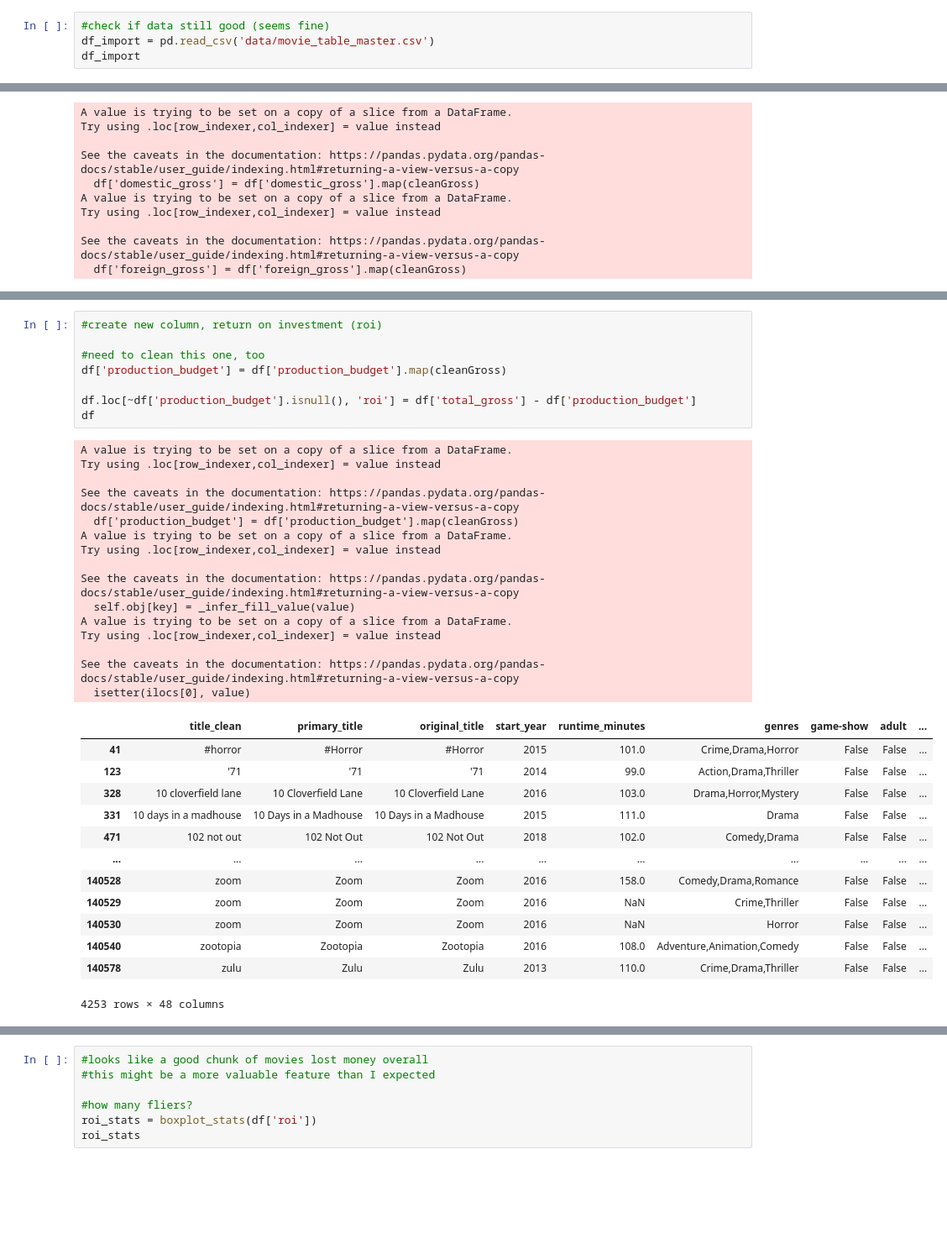
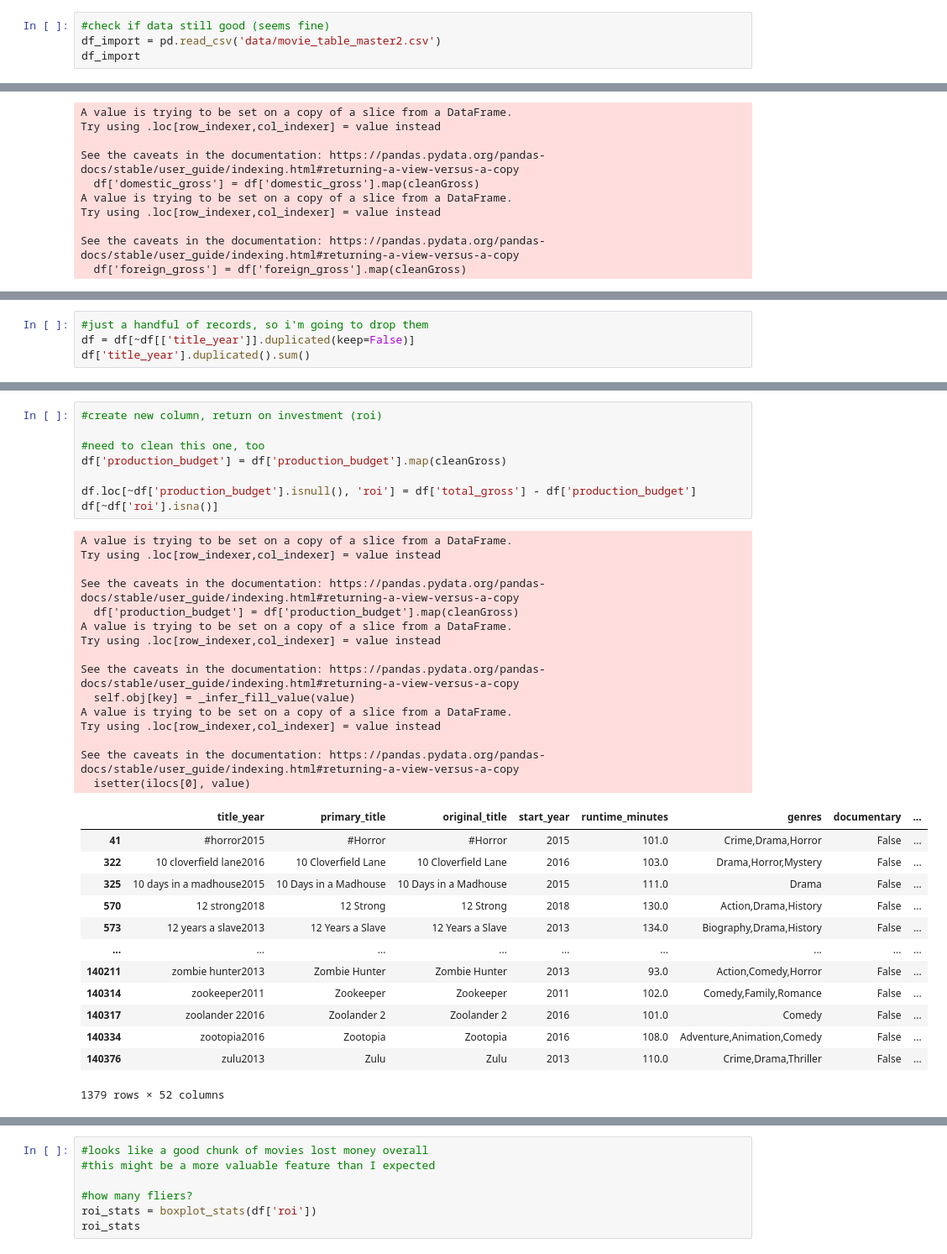
Before and after one commit to kaiuechi/flatiron-movie-analysis, a Jupyter notebook: EDA.ipynb, the cells around one changed output, grey strips where cells are left out. Shown at 84% size. Cells and saved outputs as stored; diff of their text form; blank space fills up the shorter version.

```diff
--- a/EDA.ipynb
+++ b/EDA.ipynb
@@ -493,5 +572,5 @@ dtype: int64
 # %%
 #check if data still good (seems fine)
-df_import = pd.read_csv('data/movie_table_master.csv')
+df_import = pd.read_csv('data/movie_table_master2.csv')
 df_import
 # %% [output]
@@ -755,0 +846,4 @@ df[df[['title_clean', 'start_year', 'runtime_minutes']].duplicated()]
+# %%
+#just a handful of records, so i'm going to drop them
+df = df[~df[['title_year']].duplicated(keep=False)]
+df['title_year'].duplicated().sum()
@@ -789,40 +901,40 @@ len(gross_stats[0]['fliers'])
 # %%
 #create new column, return on investment (roi)
 
 #need to clean this one, too
 df['production_budget'] = df['production_budget'].map(cleanGross)
 
 df.loc[~df['production_budget'].isnull(), 'roi'] = df['total_gross'] - df['production_budget']
-df
+df[~df['roi'].isna()]
 # %% [output]
 A value is trying to be set on a copy of a slice from a DataFrame.
 Try using .loc[row_indexer,col_indexer] = value instead
 
 See the caveats in the documentation: https://pandas.pydata.org/pandas-docs/stable/user_guide/indexing.html#returning-a-view-versus-a-copy
   df['production_budget'] = df['production_budget'].map(cleanGross)
 A value is trying to be set on a copy of a slice from a DataFrame.
 Try using .loc[row_indexer,col_indexer] = value instead
 
 See the caveats in the documentation: https://pandas.pydata.org/pandas-docs/stable/user_guide/indexing.html#returning-a-view-versus-a-copy
   self.obj[key] = _infer_fill_value(value)
 A value is trying to be set on a copy of a slice from a DataFrame.
 Try using .loc[row_indexer,col_indexer] = value instead
 
 See the caveats in the documentation: https://pandas.pydata.org/pandas-docs/stable/user_guide/indexing.html#returning-a-view-versus-a-copy
   isetter(ilocs[0], value)
-|  | title_clean | primary_title | original_title | start_year | runtime_minutes | genres | game-show | adult | ... |
-| 41 | #horror | #Horror | #Horror | 2015 | 101.0 | Crime,Drama,Horror | False | False | ... |
-| 123 | '71 | '71 | '71 | 2014 | 99.0 | Action,Drama,Thriller | False | False | ... |
-| 328 | 10 cloverfield lane | 10 Cloverfield Lane | 10 Cloverfield Lane | 2016 | 103.0 | Drama,Horror,Mystery | False | False | ... |
-| 331 | 10 days in a madhouse | 10 Days in a Madhouse | 10 Days in a Madhouse | 2015 | 111.0 | Drama | False | False | ... |
-| 471 | 102 not out | 102 Not Out | 102 Not Out | 2018 | 102.0 | Comedy,Drama | False | False | ... |
-| ... | ... | ... | ... | ... | ... | ... | ... | ... | ... |
-| 140528 | zoom | Zoom | Zoom | 2016 | 158.0 | Comedy,Drama,Romance | False | False | ... |
-| 140529 | zoom | Zoom | Zoom | 2016 | NaN | Crime,Thriller | False | False | ... |
-| 140530 | zoom | Zoom | Zoom | 2016 | NaN | Horror | False | False | ... |
-| 140540 | zootopia | Zootopia | Zootopia | 2016 | 108.0 | Adventure,Animation,Comedy | False | False | ... |
-| 140578 | zulu | Zulu | Zulu | 2013 | 110.0 | Crime,Drama,Thriller | False | False | ... |
+|  | title_year | primary_title | original_title | start_year | runtime_minutes | genres | documentary | ... |
+| 41 | #horror2015 | #Horror | #Horror | 2015 | 101.0 | Crime,Drama,Horror | False | ... |
+| 322 | 10 cloverfield lane2016 | 10 Cloverfield Lane | 10 Cloverfield Lane | 2016 | 103.0 | Drama,Horror,Mystery | False | ... |
+| 325 | 10 days in a madhouse2015 | 10 Days in a Madhouse | 10 Days in a Madhouse | 2015 | 111.0 | Drama | False | ... |
+| 570 | 12 strong2018 | 12 Strong | 12 Strong | 2018 | 130.0 | Action,Drama,History | False | ... |
+| 573 | 12 years a slave2013 | 12 Years a Slave | 12 Years a Slave | 2013 | 134.0 | Biography,Drama,History | False | ... |
+| ... | ... | ... | ... | ... | ... | ... | ... | ... |
+| 140211 | zombie hunter2013 | Zombie Hunter | Zombie Hunter | 2013 | 93.0 | Action,Comedy,Horror | False | ... |
+| 140314 | zookeeper2011 | Zookeeper | Zookeeper | 2011 | 102.0 | Comedy,Family,Romance | False | ... |
+| 140317 | zoolander 22016 | Zoolander 2 | Zoolander 2 | 2016 | 101.0 | Comedy | False | ... |
+| 140334 | zootopia2016 | Zootopia | Zootopia | 2016 | 108.0 | Adventure,Animation,Comedy | False | ... |
+| 140376 | zulu2013 | Zulu | Zulu | 2013 | 110.0 | Crime,Drama,Thriller | False | ... |
-4253 rows × 48 columns
+1379 rows × 52 columns
 # %%
 
 df['roi'].plot.box()
```
Also changed, not shown: parts of 55 cells of this notebook, 1 other file.
